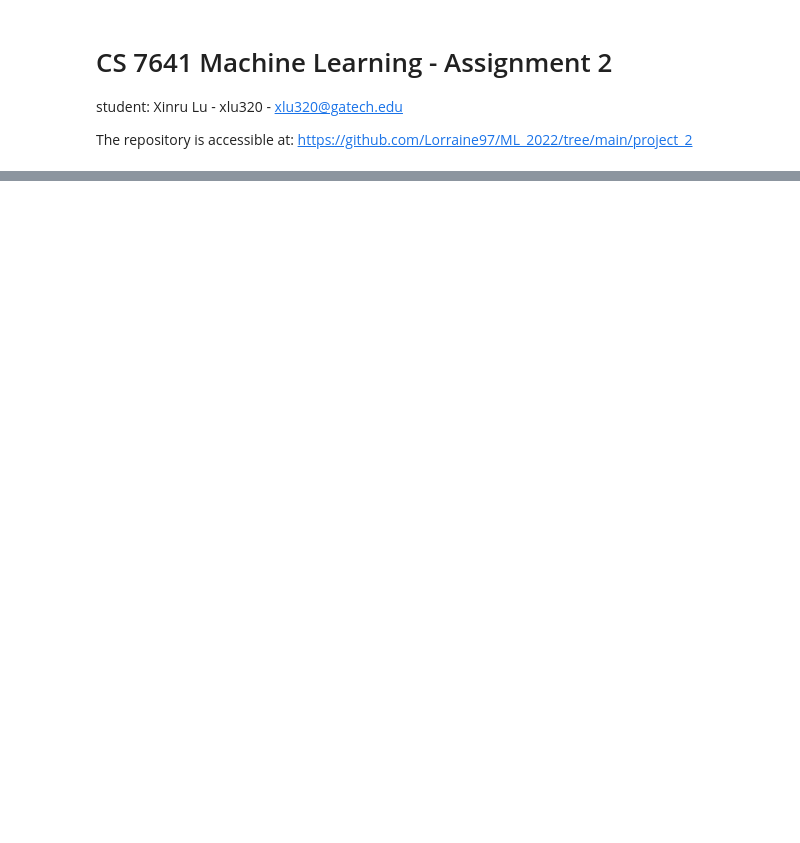
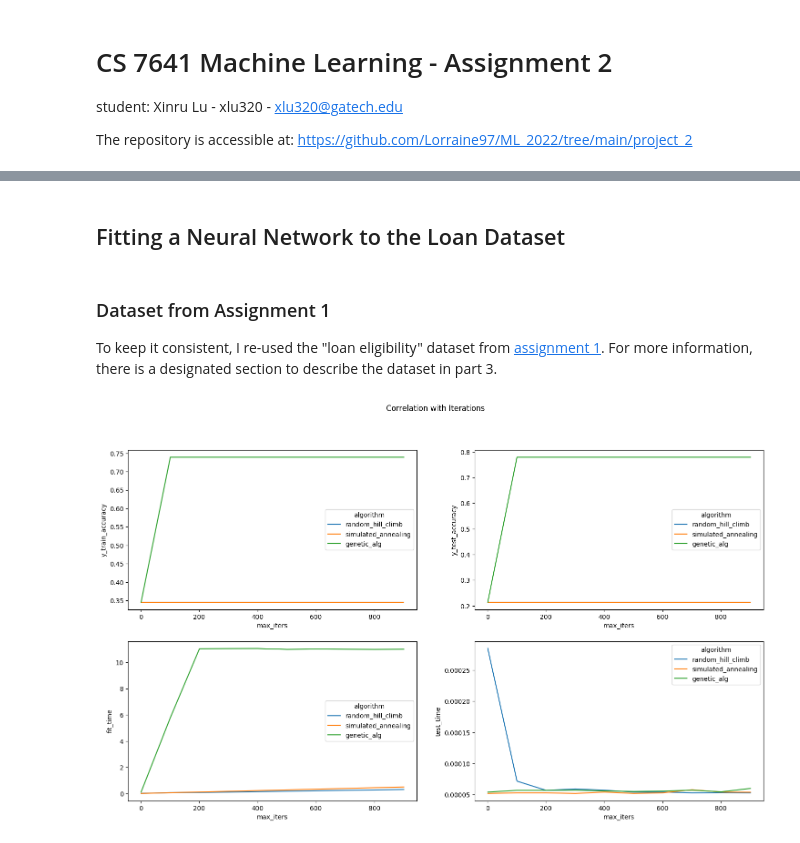
Before and after one commit to Lorraine97/ML_2022, a Jupyter notebook: project_2/assignment_2.ipynb, the cells around one changed output, grey strips where cells are left out. Saved outputs shown, nothing was run; the diff lists cells and outputs as text; code cells hidden in the pictures; blank space fills up the shorter version.

```diff
--- a/project_2/assignment_2.ipynb
+++ b/project_2/assignment_2.ipynb
@@ -61,0 +125,6 @@ For ONE data set:
+# %% [markdown]
+## Fitting a Neural Network to the Loan Dataset
+# %% [markdown]
+### Dataset from Assignment 1
+
+To keep it consistent, I re-used the "loan eligibility" dataset from [assignment 1](../project_1/assignment_1.ipynb). For more information, there is a designated section to describe the dataset in part 3.
@@ -61,0 +146,47 @@ For ONE data set:
+# %%
+# One hot encode target values
+one_hot = OneHotEncoder()
+
+y_train_hot = one_hot.fit_transform(y_train.values.reshape(-1, 1)).todense()
+y_test_hot = one_hot.transform(y_test.values.reshape(-1, 1)).todense()
+# %%
+def fit_and_score(X_train, y_train, X_test, y_test, algorithm='random_hill_climb', max_iters=1000):
+    # Initialize neural network object and fit object
+    nn_model = mlrose.NeuralNetwork(hidden_nodes=[2], activation='relu',
+                                    algorithm=algorithm,
+                                    max_iters=max_iters, bias=True, is_classifier=True,
+                                    learning_rate=0.01, early_stopping=True,
+                                    clip_max=5, max_attempts=100, random_state=3, mutation_prob = 0.1)
+    fit_start = time.time()
+    nn_model.fit(X_train, y_train)
+    fit_time = time.time() - fit_start
+    test_start = time.time()
+    y_train_pred = nn_model.predict(X_train)
+    test_time = time.time() - test_start
+    y_train_accuracy = accuracy_score(y_train, y_train_pred)
+    y_test_pred = nn_model.predict(X_test)
+    y_test_accuracy = accuracy_score(y_test, y_test_pred)
+
+    return [max_iters, algorithm, y_train_accuracy, y_test_accuracy, f1_score(y_test, y_test_pred, average='micro'), fit_time, test_time]
+# %%
+algorithms = ['random_hill_climb', 'simulated_annealing', 'genetic_alg']
+
+result_data = []
+for algorithm in algorithms:
+    for max_iters in range(1, 1000, 100):
+        result_data.append(fit_and_score(X_train_scaled, y_train_hot, X_test_scaled, y_test_hot, algorithm, max_iters))
+# %%
+nn_df = pd.DataFrame(result_data, columns=["max_iters", "algorithm", "y_train_accuracy", "y_test_accuracy",
+                                           "f1_score", "fit_time", "test_time"])
+nn_df.to_csv('nn_results.csv')
+# %%
+fig, axes = plt.subplots(2, 2, figsize=(18, 10))
+fig.suptitle('Correlation with Iterations')
+
+sns.lineplot(ax=axes[1, 0], data=nn_df, x="max_iters", y="fit_time", hue="algorithm")
+sns.lineplot(ax=axes[1, 1], data=nn_df, x="max_iters", y="test_time", hue="algorithm")
+sns.lineplot(ax=axes[0, 0], data=nn_df, x="max_iters", y="y_train_accuracy", hue="algorithm")
+sns.lineplot(ax=axes[0, 1], data=nn_df, x="max_iters", y="y_test_accuracy", hue="algorithm")
+plt.savefig('nn.png')
+# %% [output]
+[figure, added]
```
Also changed, not shown: parts of 17 cells of this notebook, 10 other files.
